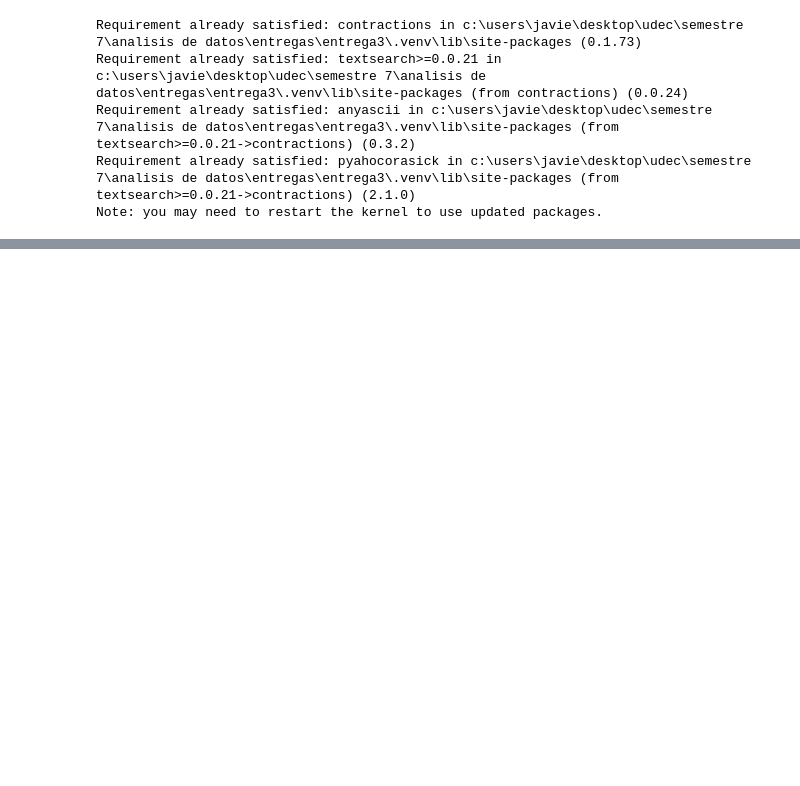
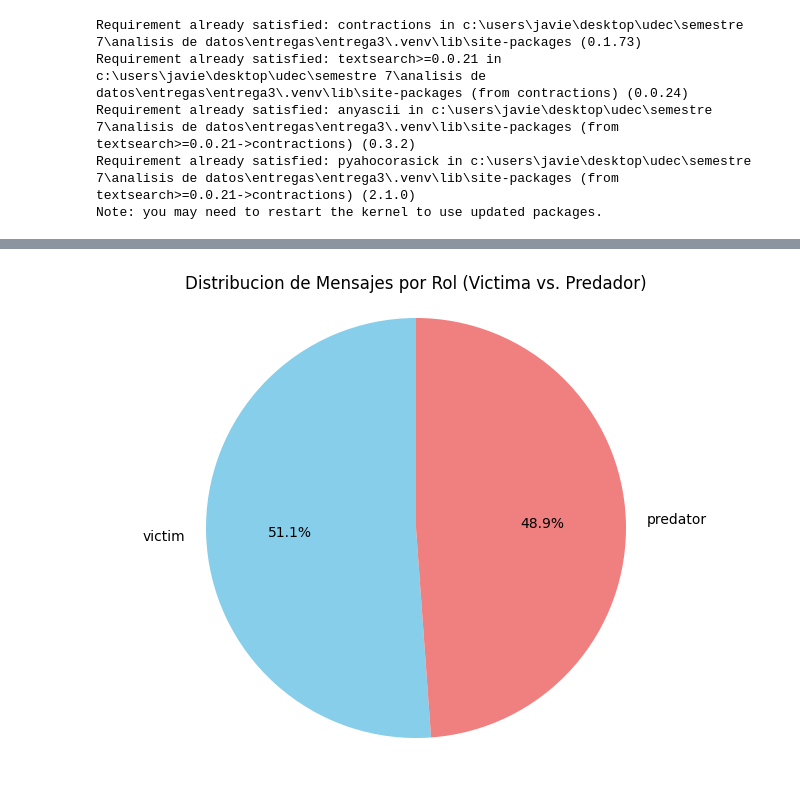
Before and after one commit to G6B0/Proyecto-Analisis-de-Datos, a Jupyter notebook: preparacion_datos.ipynb, the cells around one changed output, grey strips where cells are left out. Saved outputs shown, nothing was run; the diff lists cells and outputs as text; code cells hidden in the pictures; blank space fills up the shorter version.

```diff
--- a/preparacion_datos.ipynb
+++ b/preparacion_datos.ipynb
@@ -618,0 +191,15 @@ except Exception as e:
+# %%
+def preprocess_datetime(series):
+    # limpiar parentesis, corchetes y espacios
+    clean_series = series.astype(str).str.strip("()[] ")
+
+    # estandarizar am/pm
+    clean_series = clean_series.str.replace('a.m.', 'am', regex=False).str.replace('p.m.', 'pm', regex=False)
+    clean_series = clean_series.str.replace('A.M.', 'AM', regex=False).str.replace('P.M.', 'PM', regex=False)
+
+    # convertir a datetime, errores se convierten en NaT
+    parsed_dates = pd.to_datetime(clean_series, errors='coerce', infer_datetime_format=True)
+
+    return parsed_dates
+
+combined_df['datetime_parsed'] = preprocess_datetime(combined_df['datetime'])
@@ -618,0 +241,7 @@ except Exception as e:
+# %%
+print("--- Estadisticas Descriptivas ---")
+print(combined_df[['word_length']].describe())
+
+print("\n--- Conteo de Mensajes por Rol ---")
+role_counts = combined_df['role'].value_counts()
+print(role_counts)
@@ -618,0 +265,9 @@ except Exception as e:
+# %%
+plt.figure(figsize=(8, 6))
+pie_data = role_counts[role_counts.index.isin(['victim', 'predator'])]
+plt.pie(pie_data, labels=pie_data.index, autopct='%1.1f%%', startangle=90, colors=['skyblue', 'lightcoral'])
+plt.title('Distribucion de Mensajes por Rol (Victima vs. Predador)')
+plt.axis('equal')
+plt.show()
+# %% [output]
+[figure, added]
```
Also changed, not shown: parts of 62 cells of this notebook, 3 other files.
